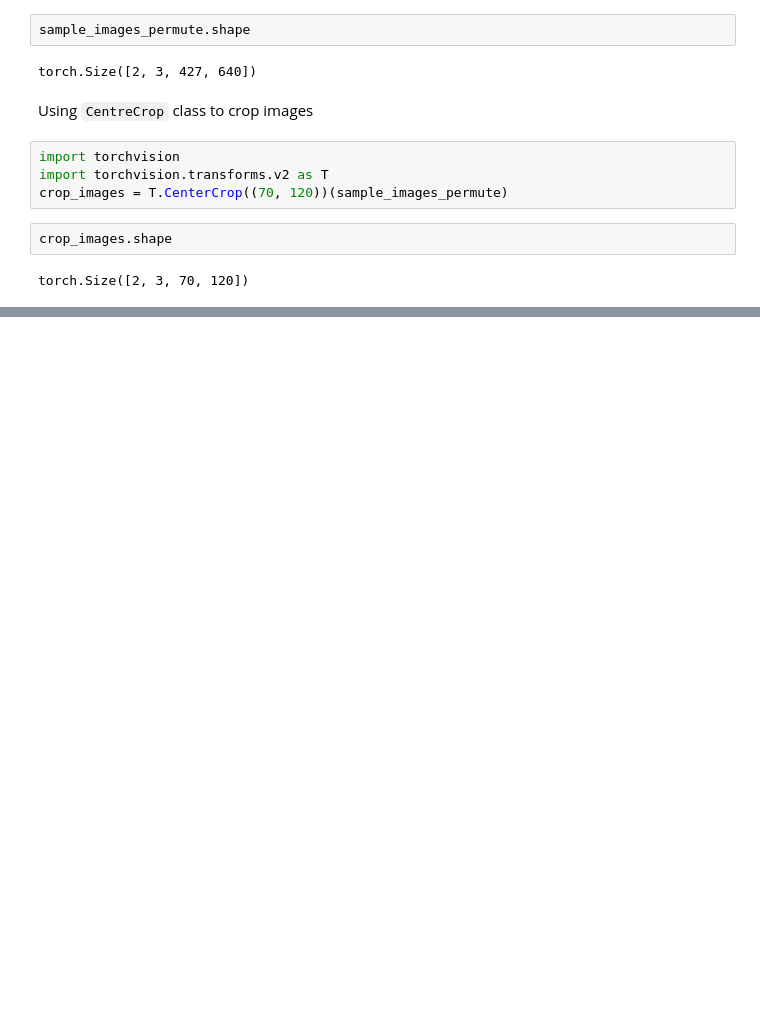
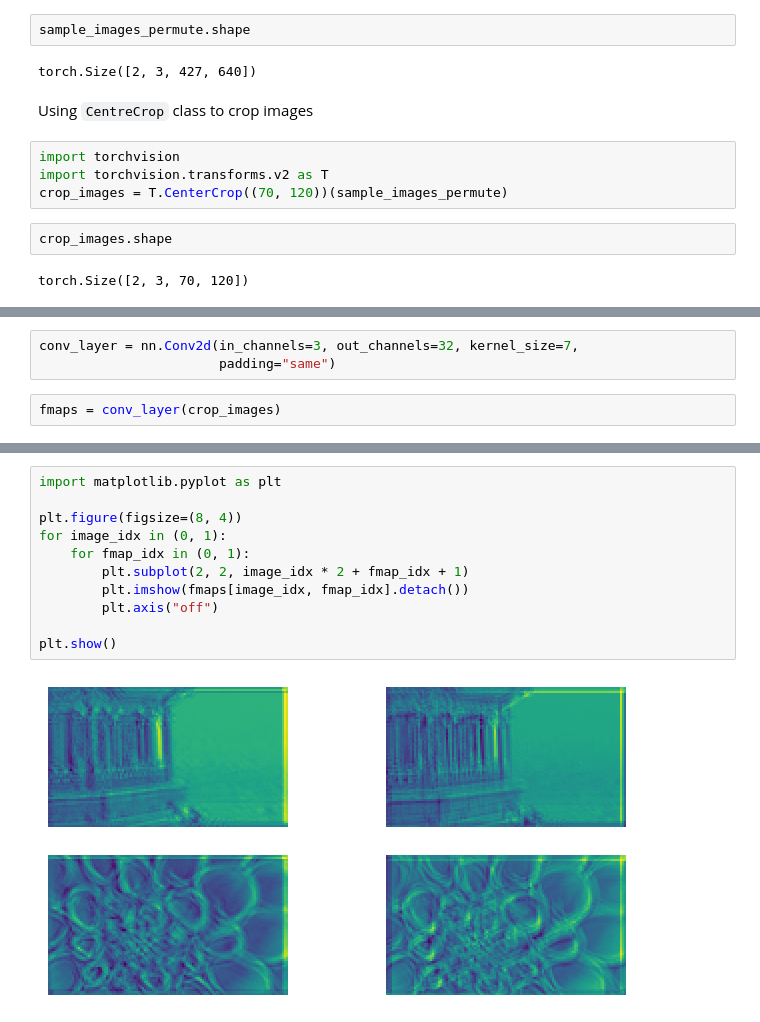
Before and after one commit to ankurdev1-drth/Deep_Learning-, a Jupyter notebook: 03_Deep_Computer_Vision_Using_Convolutional_Neural_Network.ipynb, the cells around one changed output, grey strips where cells are left out. Cells and saved outputs as stored; diff of their text form; blank space fills up the shorter version.

```diff
--- a/03_Deep_Computer_Vision_Using_Convolutional_Neural_Network.ipynb
+++ b/03_Deep_Computer_Vision_Using_Convolutional_Neural_Network.ipynb
@@ -103,0 +117,5 @@ plt.show()
+# %%
+conv_layer = nn.Conv2d(in_channels=3, out_channels=32, kernel_size=7,
+                       padding="same")
+# %%
+fmaps = conv_layer(crop_images)
@@ -103,0 +146,13 @@ plt.show()
+# %%
+import matplotlib.pyplot as plt
+
+plt.figure(figsize=(8, 4))
+for image_idx in (0, 1):
+    for fmap_idx in (0, 1):
+        plt.subplot(2, 2, image_idx * 2 + fmap_idx + 1)
+        plt.imshow(fmaps[image_idx, fmap_idx].detach())
+        plt.axis("off")
+
+plt.show()
+# %% [output]
+[figure, added]
```
Also changed, not shown: parts of 11 cells of this notebook.
